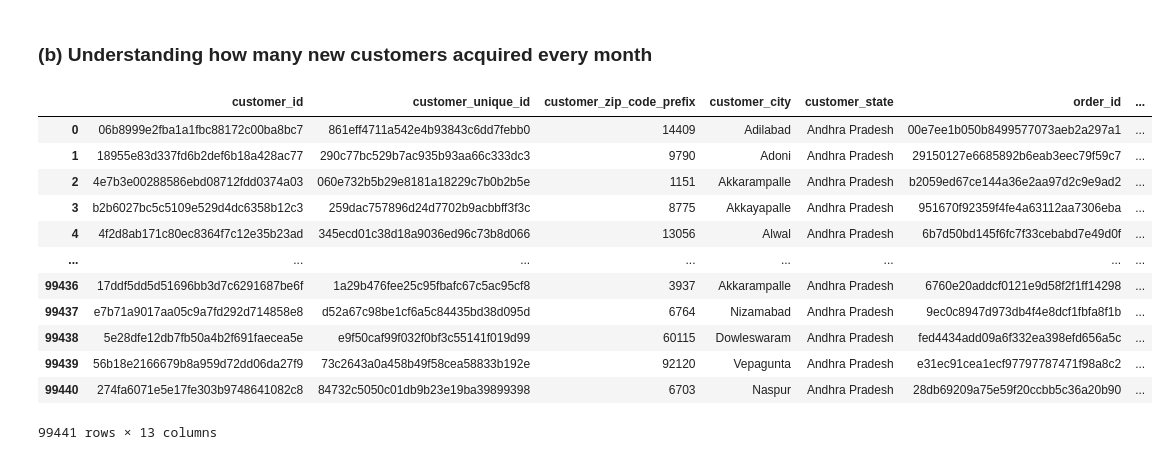
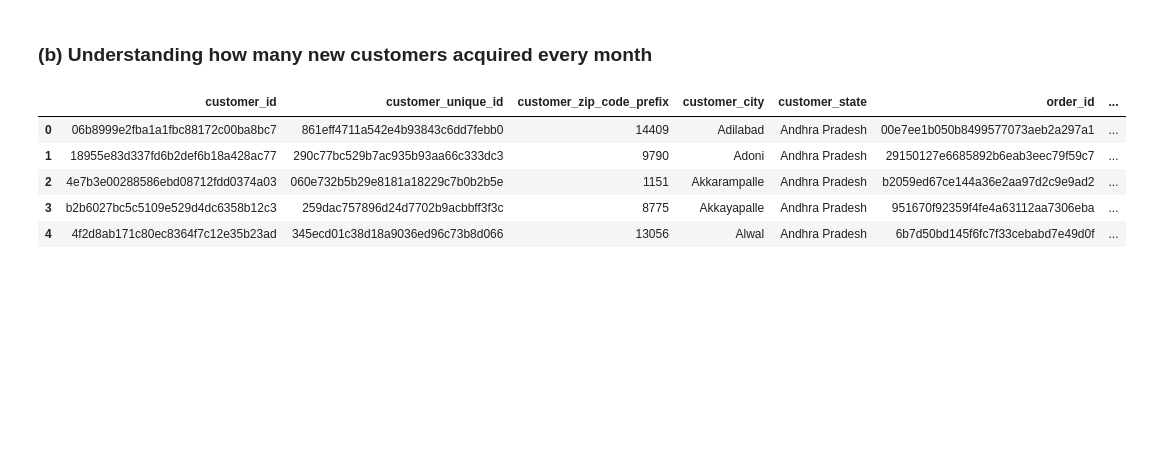
Before and after one commit to sakshisv/Marketing-Analytics-for-E-Commerce, a Jupyter notebook: Marketing Analytics (Python).ipynb, the cells around one changed output. Cells and saved outputs as stored; diff of their text form; code cells hidden in the pictures; blank space fills up the shorter version.

```diff
--- a/Marketing Analytics (Python).ipynb
+++ b/Marketing Analytics (Python).ipynb
@@ -367,19 +367,12 @@ Total Channels & Payment Methods: 5
 ### (b) Understanding how many new customers acquired every month
 # %%
 orders_ = pd.merge(left = customers, right = orders, on = 'customer_id', how = 'left')
-orders_['month'] = orders_['order_purchase_timestamp'].dt.strftime('%Y-%m')
-orders_
+orders_['year_month'] = orders_['order_purchase_timestamp'].dt.strftime('%Y-%m')
+orders_.head()
 # %% [output]
 |  | customer_id | customer_unique_id | customer_zip_code_prefix | customer_city | customer_state | order_id | ... |
 | 0 | 06b8999e2fba1a1fbc88172c00ba8bc7 | 861eff4711a542e4b93843c6dd7febb0 | 14409 | Adilabad | Andhra Pradesh | 00e7ee1b050b8499577073aeb2a297a1 | ... |
 | 1 | 18955e83d337fd6b2def6b18a428ac77 | 290c77bc529b7ac935b93aa66c333dc3 | 9790 | Adoni | Andhra Pradesh | 29150127e6685892b6eab3eec79f59c7 | ... |
 | 2 | 4e7b3e00288586ebd08712fdd0374a03 | 060e732b5b29e8181a18229c7b0b2b5e | 1151 | Akkarampalle | Andhra Pradesh | b2059ed67ce144a36e2aa97d2c9e9ad2 | ... |
 | 3 | b2b6027bc5c5109e529d4dc6358b12c3 | 259dac757896d24d7702b9acbbff3f3c | 8775 | Akkayapalle | Andhra Pradesh | 951670f92359f4fe4a63112aa7306eba | ... |
 | 4 | 4f2d8ab171c80ec8364f7c12e35b23ad | 345ecd01c38d18a9036ed96c73b8d066 | 13056 | Alwal | Andhra Pradesh | 6b7d50bd145f6fc7f33cebabd7e49d0f | ... |
-| ... | ... | ... | ... | ... | ... | ... | ... |
-| 99436 | 17ddf5dd5d51696bb3d7c6291687be6f | 1a29b476fee25c95fbafc67c5ac95cf8 | 3937 | Akkarampalle | Andhra Pradesh | 6760e20addcf0121e9d58f2f1ff14298 | ... |
-| 99437 | e7b71a9017aa05c9a7fd292d714858e8 | d52a67c98be1cf6a5c84435bd38d095d | 6764 | Nizamabad | Andhra Pradesh | 9ec0c8947d973db4f4e8dcf1fbfa8f1b | ... |
-| 99438 | 5e28dfe12db7fb50a4b2f691faecea5e | e9f50caf99f032f0bf3c55141f019d99 | 60115 | Dowleswaram | Andhra Pradesh | fed4434add09a6f332ea398efd656a5c | ... |
-| 99439 | 56b18e2166679b8a959d72dd06da27f9 | 73c2643a0a458b49f58cea58833b192e | 92120 | Vepagunta | Andhra Pradesh | e31ec91cea1ecf97797787471f98a8c2 | ... |
-| 99440 | 274fa6071e5e17fe303b9748641082c8 | 84732c5050c01db9b23e19ba39899398 | 6703 | Naspur | Andhra Pradesh | 28db69209a75e59f20ccbb5c36a20b90 | ... |
-99441 rows × 13 columns
```
Also changed, not shown: parts of 3 cells of this notebook.
